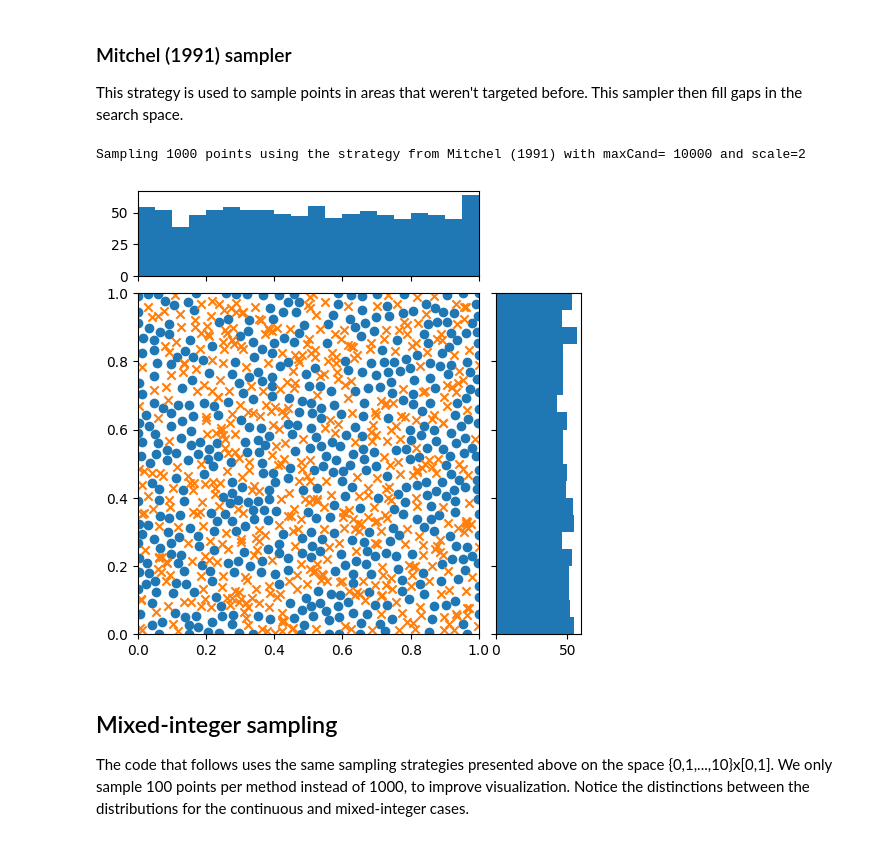
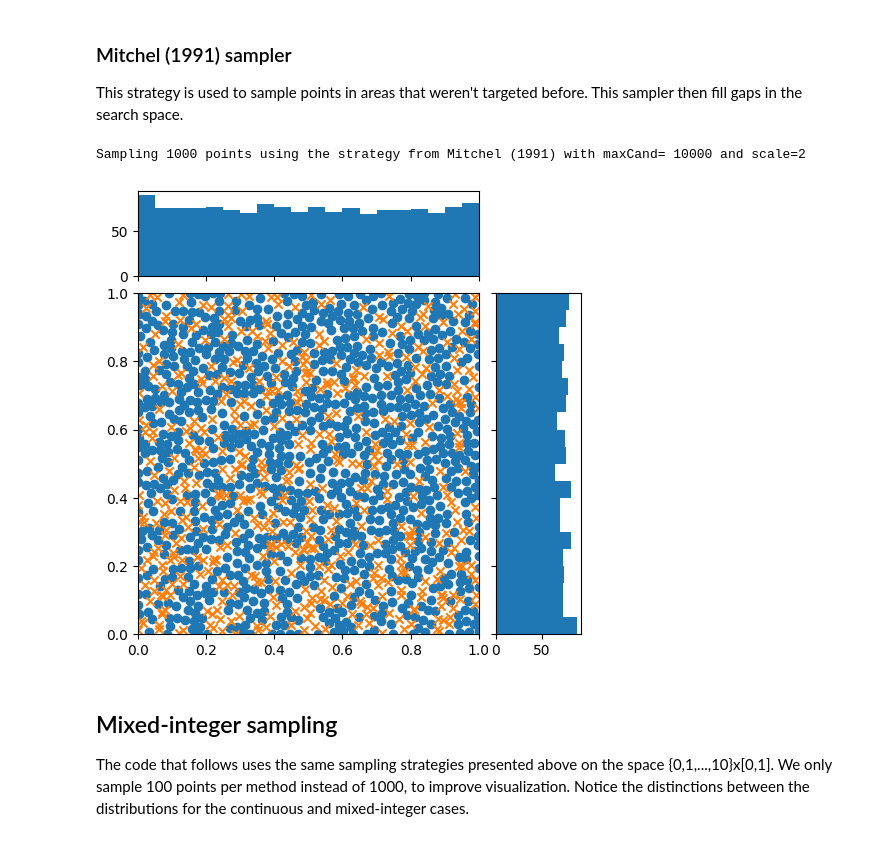
Before and after one commit to NREL/soogo, a Jupyter notebook: examples/sampling.ipynb, the cells around one changed output. Saved outputs shown, nothing was run; the diff lists cells and outputs as text; code cells hidden in the pictures.

```diff
--- a/examples/sampling.ipynb
+++ b/examples/sampling.ipynb
@@ -226,18 +226,18 @@ This strategy is used to sample points in areas that weren't targeted before. Th
 # %%
 print(
     "Sampling",
     m,
     "points using the strategy from Mitchel (1991) with maxCand=",
     10 * m,
     "and scale=2",
 )
-sampler = Mitchel91Sampler(m // 2, maxCand=10 * m, scale=2)
-current = sampler.get_uniform_sample(bounds)
-sample = sampler.get_sample(bounds, current_sample=current)
+sampler = SpaceFillingSampler(max_cand=10 * m, scale=2)
+current = random_sample(m // 2, bounds)
+sample = sampler.generate(m, bounds, current_sample=current)
 plot_sample_2d(sample, bounds, current_sample=current)
 # %% [output]
 Sampling 1000 points using the strategy from Mitchel (1991) with maxCand= 10000 and scale=2
-[figure, old version]
+[figure, new version]
 # %% [markdown]
 ## Mixed-integer sampling
 
```
Also changed, not shown: parts of 10 cells of this notebook, 47 other files.
